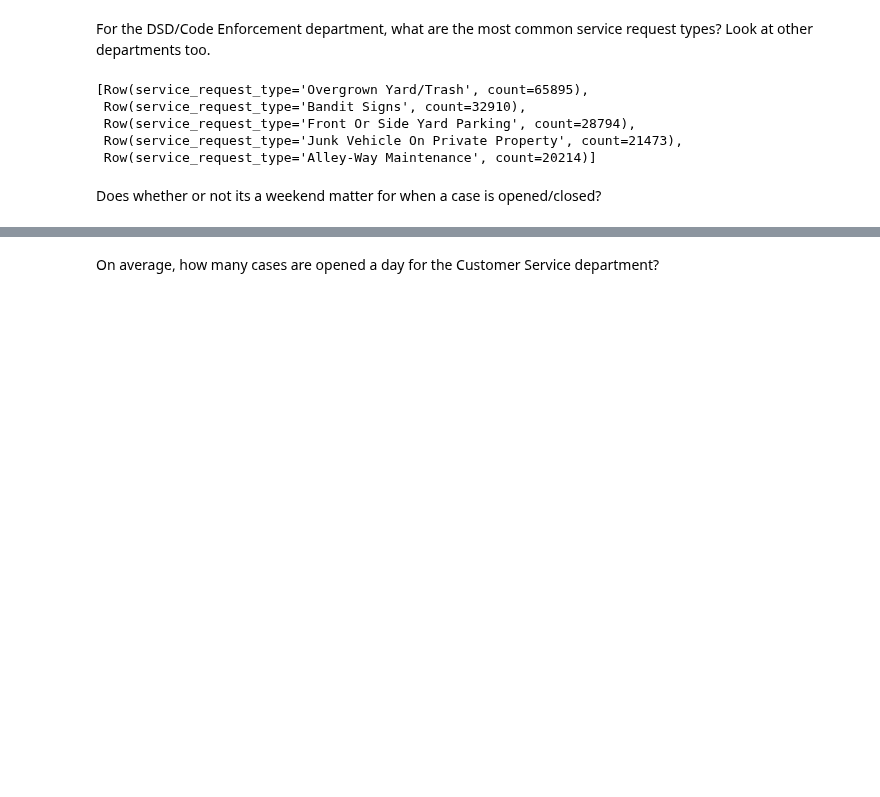
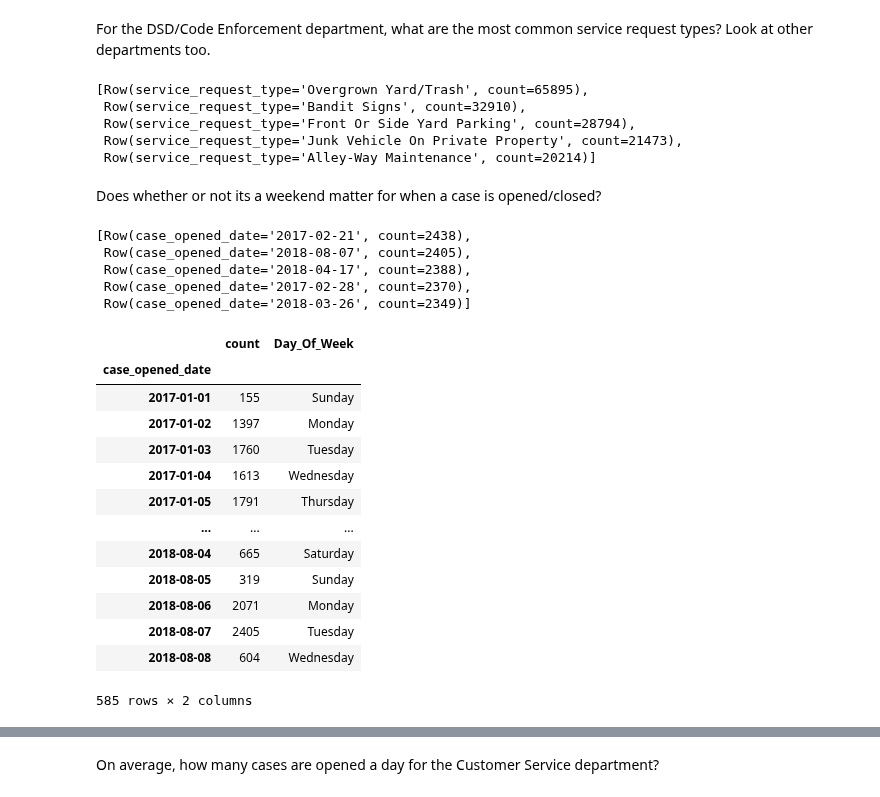
Before and after one commit to flambuth/ds-methodologies-exercises, a Jupyter notebook: spark/spark-exploration.ipynb, the cells around one changed output, grey strips where cells are left out. Cells and saved outputs as stored; diff of their text form; code cells hidden in the pictures; blank space fills up the shorter version.

```diff
--- a/spark/spark-exploration.ipynb
+++ b/spark/spark-exploration.ipynb
@@ -140,0 +148,8 @@ Does whether or not its a weekend matter for when a case is opened/closed?
+# %%
+cases_by_day.groupBy('case_opened_date').count().sort(desc('count')).head(5)
+# %% [output]
+[Row(case_opened_date='2017-02-21', count=2438),
+ Row(case_opened_date='2018-08-07', count=2405),
+ Row(case_opened_date='2018-04-17', count=2388),
+ Row(case_opened_date='2017-02-28', count=2370),
+ Row(case_opened_date='2018-03-26', count=2349)]
@@ -140,0 +187,17 @@ Does whether or not its a weekend matter for when a case is opened/closed?
+# %%
+blob
+# %% [output]
+|  | count | Day_Of_Week |
+| case_opened_date |  |  |
+| 2017-01-01 | 155 | Sunday |
+| 2017-01-02 | 1397 | Monday |
+| 2017-01-03 | 1760 | Tuesday |
+| 2017-01-04 | 1613 | Wednesday |
+| 2017-01-05 | 1791 | Thursday |
+| ... | ... | ... |
+| 2018-08-04 | 665 | Saturday |
+| 2018-08-05 | 319 | Sunday |
+| 2018-08-06 | 2071 | Monday |
+| 2018-08-07 | 2405 | Tuesday |
+| 2018-08-08 | 604 | Wednesday |
+585 rows × 2 columns
```
Also changed, not shown: parts of 23 cells of this notebook.
